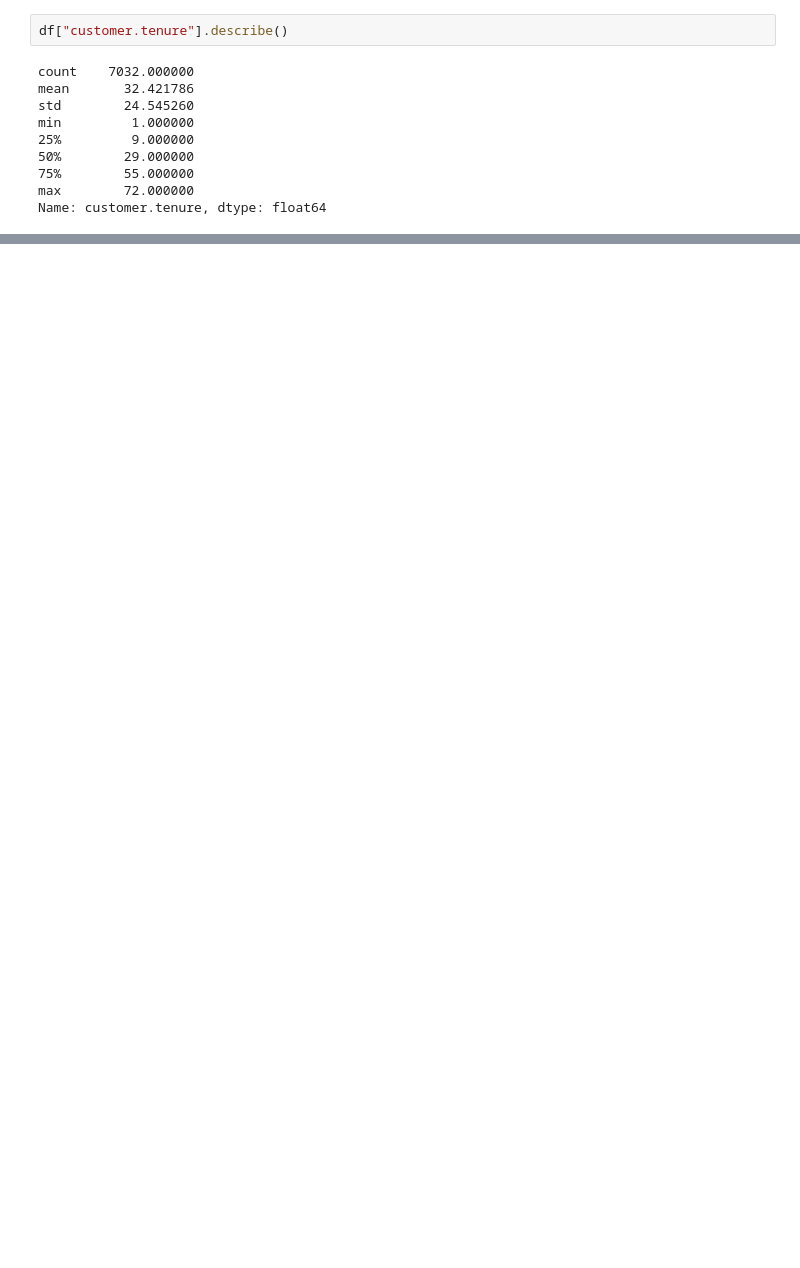
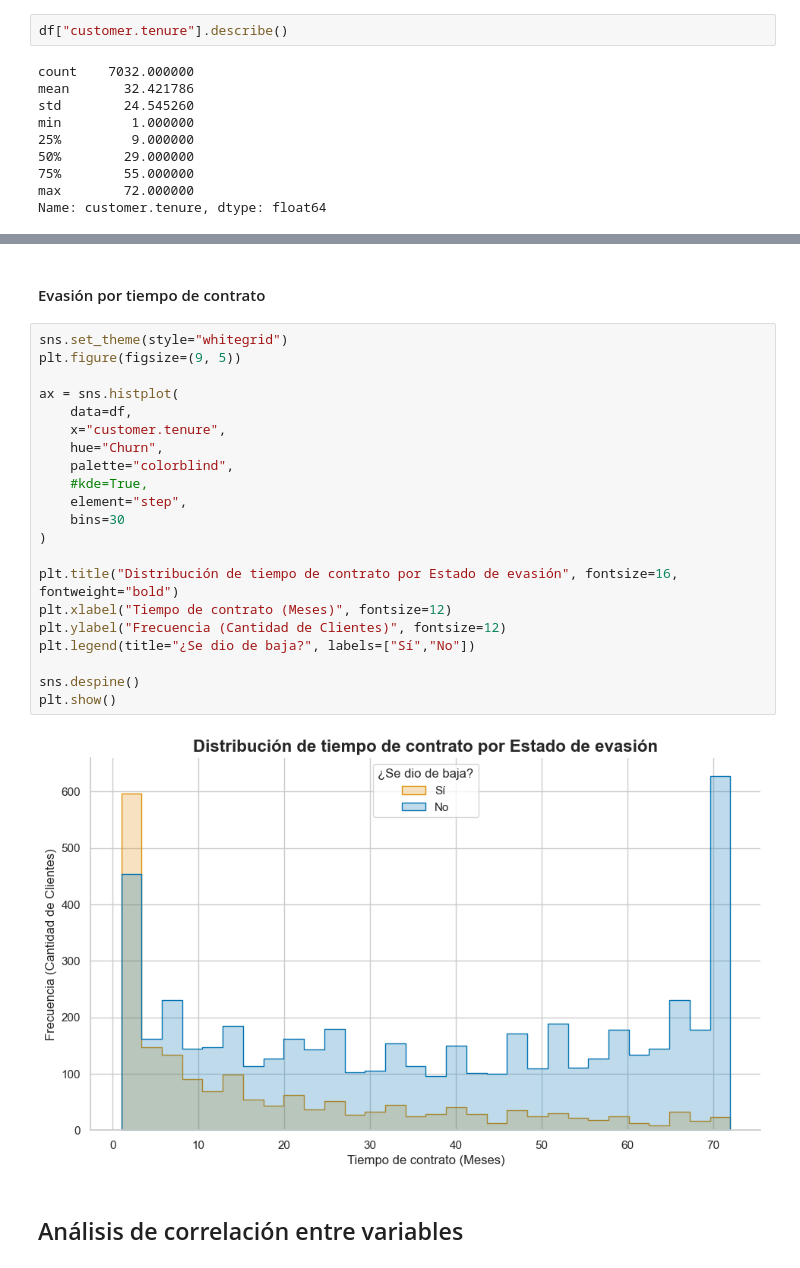
Before and after one commit to Luis1g/Challenge-Telecom, a Jupyter notebook: TelecomX_LATAM.ipynb, the cells around one changed output, grey strips where cells are left out. Drawn from its saved outputs; the diff is of its cells as text; blank space fills up the shorter version.

```diff
--- a/TelecomX_LATAM.ipynb
+++ b/TelecomX_LATAM.ipynb
@@ -436,0 +412,27 @@ Name: customer.tenure, dtype: float64
+# %% [markdown]
+#### Evasión por tiempo de contrato
+# %%
+sns.set_theme(style="whitegrid")
+plt.figure(figsize=(9, 5))
+
+ax = sns.histplot(
+    data=df,
+    x="customer.tenure",
+    hue="Churn",
+    palette="colorblind",
+    #kde=True,
+    element="step",
+    bins=30
+)
+
+plt.title("Distribución de tiempo de contrato por Estado de evasión", fontsize=16, fontweight="bold")
+plt.xlabel("Tiempo de contrato (Meses)", fontsize=12)
+plt.ylabel("Frecuencia (Cantidad de Clientes)", fontsize=12)
+plt.legend(title="¿Se dio de baja?", labels=["Sí","No"])
+
+sns.despine()
+plt.show()
+# %% [output]
+[figure, added]
+# %% [markdown]
+## Análisis de correlación entre variables
```
Also changed, not shown: parts of 44 cells of this notebook.
